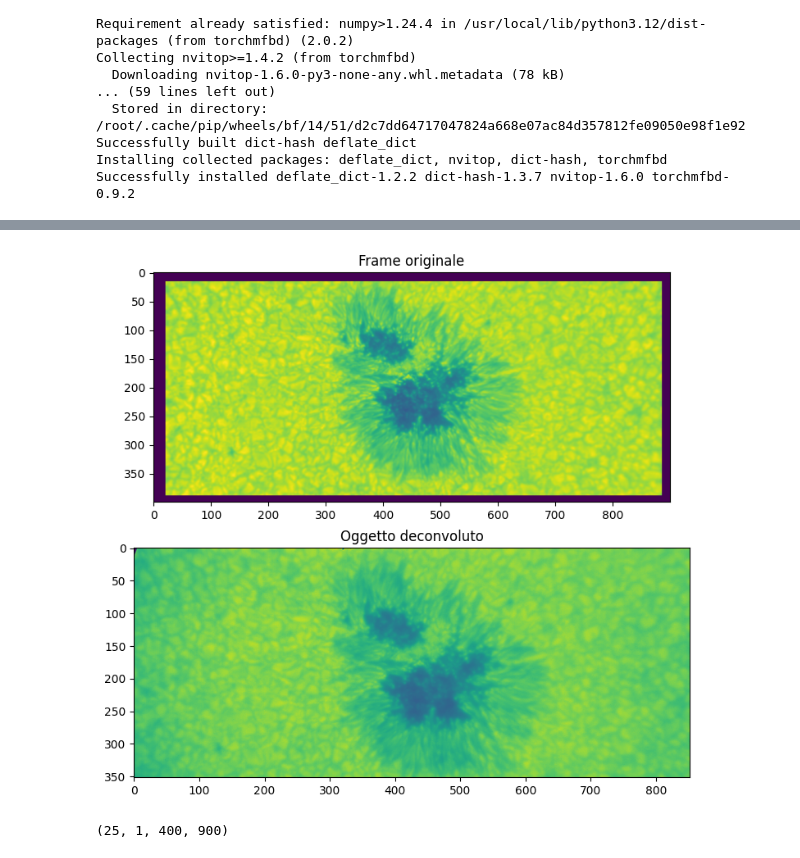
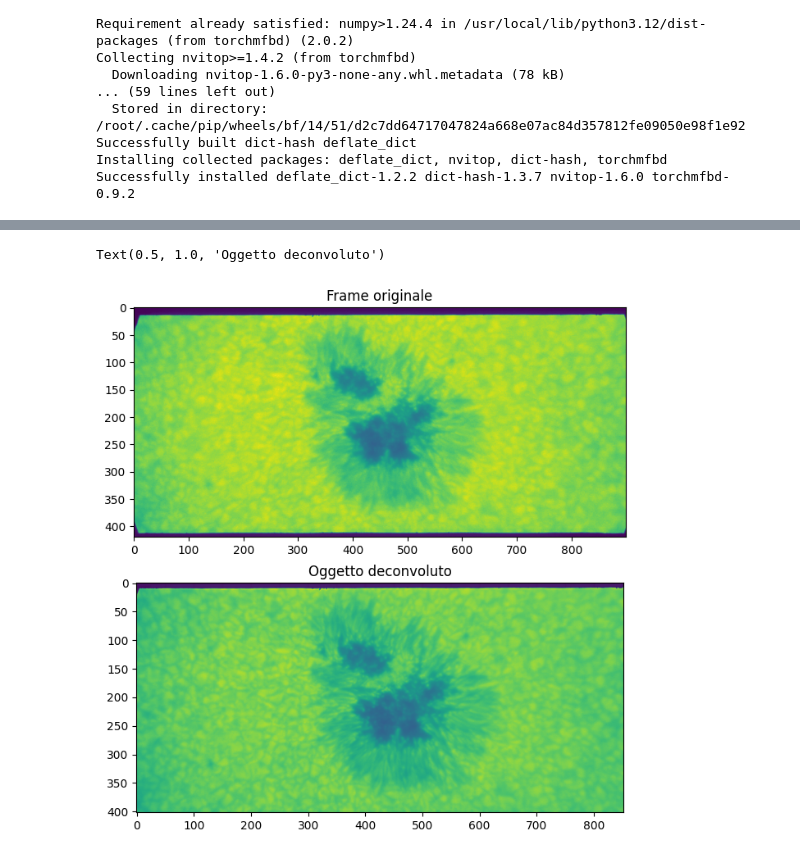
Before and after one commit to FabianaFerrente/ibis_pipeline, a Jupyter notebook: deconv_ibis.ipynb, the cells around one changed output, grey strips where cells are left out. Drawn from its saved outputs; the diff is of its cells as text; code cells hidden in the pictures.

```diff
--- a/deconv_ibis.ipynb
+++ b/deconv_ibis.ipynb
@@ -243,7 +243,7 @@ with fits.open(fits_file_path2) as hdul:
     bb_cube = hdul[0].data.astype(float)
 
 # --- CUT ROI ---
-ymin, ymax = 300, 700
+ymin, ymax = 290, 710
 xmin, xmax = 50, 950
 wl_cut = wl[ymin:ymax, xmin:xmax]
 bb_cut = bb_cube[:, ymin:ymax, xmin:xmax]
@@ -284,11 +284,11 @@ npix = obj[0, :, :].shape[0]
 
 # --- Plot ---
 fig, ax = pl.subplots(nrows=2, ncols=1, figsize=(10, 8))
-ax[0].imshow(wl_cut)
+ax[0].imshow(bb_cut[0])
 ax[0].set_title('Frame originale')
 ax[1].imshow(obj[0, :, :])
 ax[1].set_title('Oggetto deconvoluto')
 
-# --- Salva FITS ---
-deconv.write('output.fits')
+# # --- Salva FITS ---
+# deconv.write('output.fits')
 # %% [output]
@@ -312,5 +312,2 @@ INFO:deconvolution :Writing object to output.fits...
+Text(0.5, 1.0, 'Oggetto deconvoluto')
-[figure, old version]
+[figure, new version]
-# %%
-frames.shape
-# %% [output]
-(25, 1, 400, 900)
```
Also changed, not shown: parts of 2 cells of this notebook.
